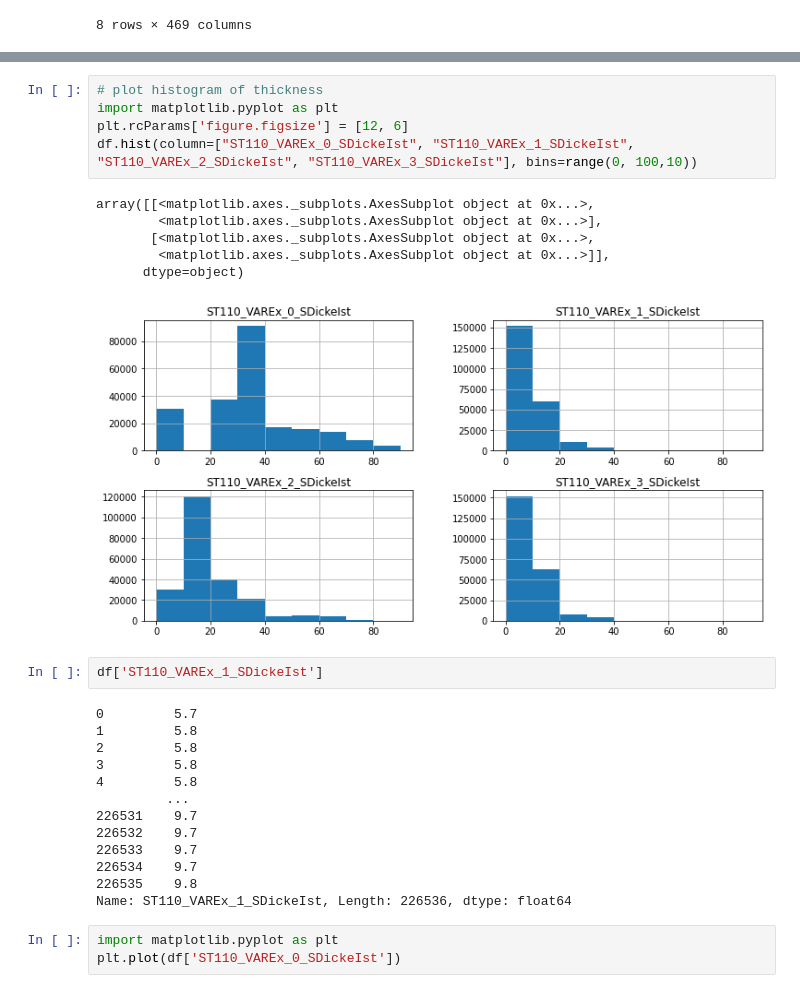
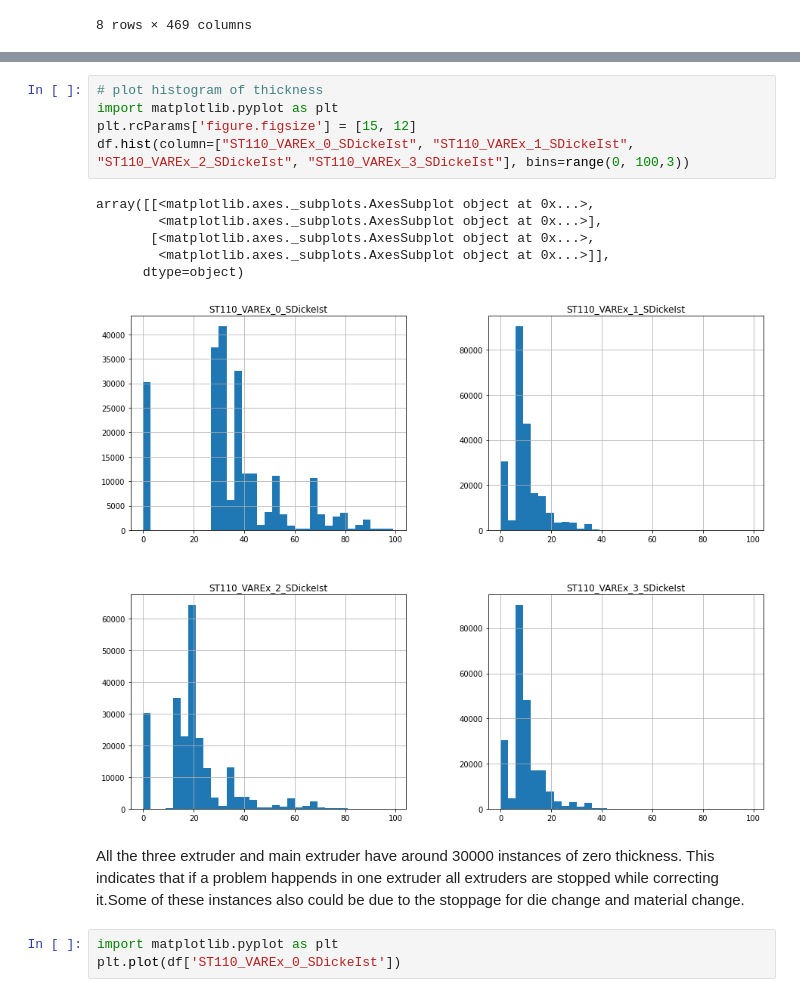
Before and after one commit to sanalps/Plastic_Extruder_Failure_Analysis, a Jupyter notebook: Extruder_a2_EDA.ipynb, the cells around one changed output, grey strips where cells are left out. Cells and saved outputs as stored; diff of their text form.

Commit message:
thickness plotted

```diff
--- a/Extruder_a2_EDA.ipynb
+++ b/Extruder_a2_EDA.ipynb
@@ -48,30 +107,17 @@ df.describe()
 # %%
 # plot histogram of thickness
 import matplotlib.pyplot as plt
-plt.rcParams['figure.figsize'] = [12, 6]
-df.hist(column=["ST110_VAREx_0_SDickeIst", "ST110_VAREx_1_SDickeIst", "ST110_VAREx_2_SDickeIst", "ST110_VAREx_3_SDickeIst"], bins=range(0, 100,10))
+plt.rcParams['figure.figsize'] = [15, 12]
+df.hist(column=["ST110_VAREx_0_SDickeIst", "ST110_VAREx_1_SDickeIst", "ST110_VAREx_2_SDickeIst", "ST110_VAREx_3_SDickeIst"], bins=range(0, 100,3))
 # %% [output]
 array([[<matplotlib.axes._subplots.AxesSubplot object at 0x...>,
         <matplotlib.axes._subplots.AxesSubplot object at 0x...>],
        [<matplotlib.axes._subplots.AxesSubplot object at 0x...>,
         <matplotlib.axes._subplots.AxesSubplot object at 0x...>]],
       dtype=object)
-[figure, old version]
+[figure, new version]
-# %%
-df['ST110_VAREx_1_SDickeIst']
-# %% [output]
-0         5.7
-1         5.8
-2         5.8
-3         5.8
-4         5.8
-         ...
-226531    9.7
-226532    9.7
-226533    9.7
-226534    9.7
-226535    9.8
-Name: ST110_VAREx_1_SDickeIst, Length: 226536, dtype: float64
+# %% [markdown]
+All the three extruder and main extruder have around 30000 instances of zero thickness. This indicates that if a problem happends in one extruder all extruders are stopped while correcting it.Some of these instances also could be due to the stoppage for die change and material change.
 # %%
 import matplotlib.pyplot as plt
 plt.plot(df['ST110_VAREx_0_SDickeIst'])
```
Also changed, not shown: parts of 5 cells of this notebook.
